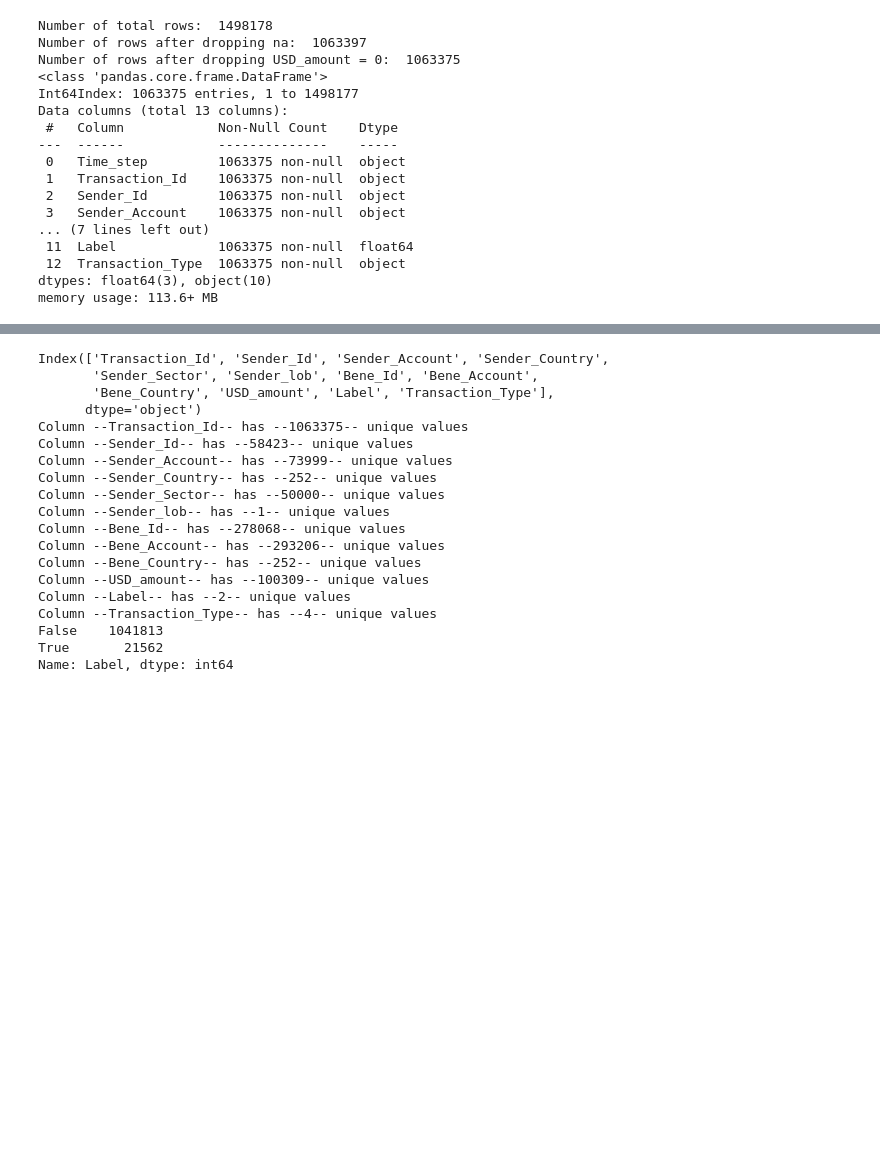
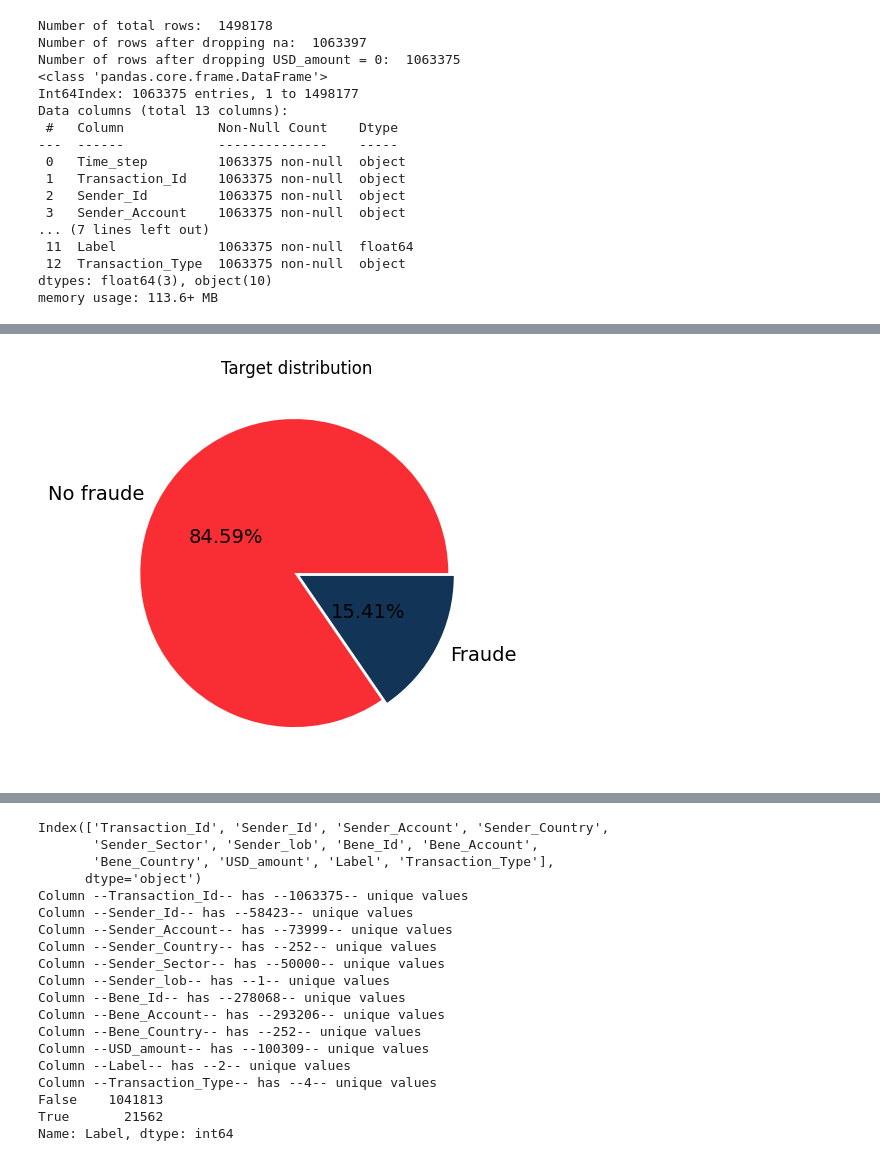
Before and after one commit to docampo99/Fraud_Detection_with_AI, a Jupyter notebook: jpdata.ipynb, the cells around one changed output, grey strips where cells are left out. Saved outputs shown, nothing was run; the diff lists cells and outputs as text; code cells hidden in the pictures; blank space fills up the shorter version.

```diff
--- a/jpdata.ipynb
+++ b/jpdata.ipynb
@@ -38,3 +38,11 @@ Data columns (total 13 columns):
  12  Transaction_Type  1063375 non-null  object
 dtypes: float64(3), object(10)
 memory usage: 113.6+ MB
+# %%
+# Agrupar el dataset por Sender_Account y contar el número de transacciones
+num_transacciones = df.groupby("Sender_Account")["Transaction_Id"].agg(["count"])
+
+# Renombrar la columna resultante para que se llame "Num_Transacciones"
+num_transacciones = num_transacciones.rename(columns={"count": "Num_Transacciones"})
+#print num_transacciones
+num_transacciones.head()
@@ -40,0 +57,13 @@ memory usage: 113.6+ MB
+# %%
+# Agrupar el dataset por Sender_Account y encontrar el valor máximo de la columna "FLAG"
+flag = df.groupby("Sender_Account")["Label"].agg(["max"])
+
+# Convertir los valores máximos a 1 o 0
+flag["max"] = flag["max"].apply(lambda x: 1 if x == 1 else 0)
+
+# Renombrar la columna resultante para que se llame "FLAG"
+flag = flag.rename(columns={"max": "Label"})
+
+# Unir los datos con el dataset original
+df_accounts = pd.merge(num_transacciones, flag, on="Sender_Account")
+df_accounts.head()
@@ -40,0 +78,13 @@ memory usage: 113.6+ MB
+# %%
+#Recuento de cuantas cuentas tienen transacciones fraudulentas
+df_accounts["Label"].value_counts()
+
+
+pie, ax = plt.subplots(figsize=[7,5])
+labels = ['No fraude', 'Fraude']
+colors = ['#f92e35', '#123456']
+plt.pie(x = df_accounts["Label"].value_counts(), autopct='%.2f%%', explode=[0.02]*2, labels=labels, pctdistance=0.5, textprops={'fontsize': 14}, colors = colors)
+plt.title('Target distribution')
+plt.show()
+# %% [output]
+[figure, added]
```
Also changed, not shown: parts of 9 cells of this notebook, 1 other file.
